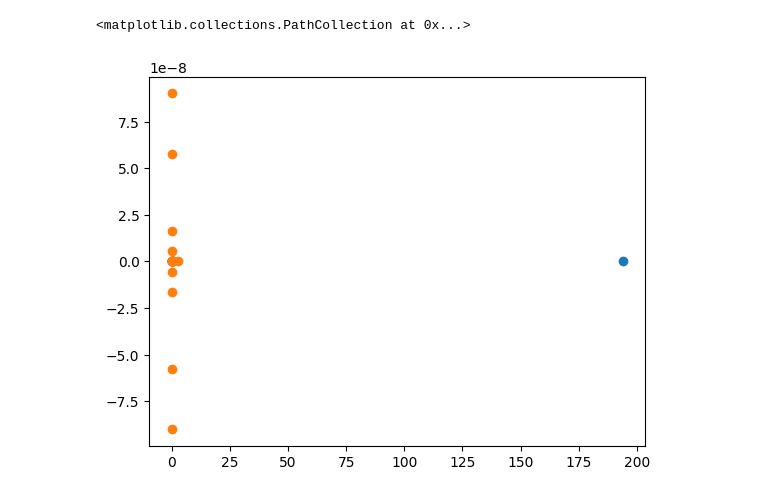
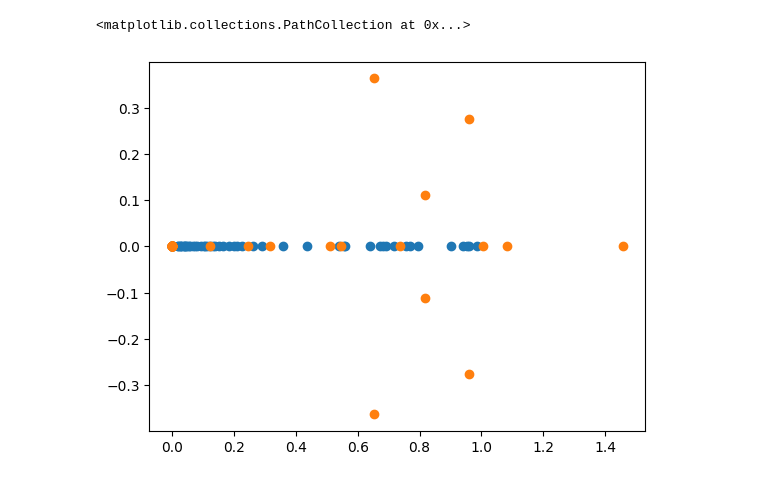
Before and after one commit to pietronvll/encoderops, a Jupyter notebook: scratch.ipynb, the cells around one changed output. Saved outputs shown, nothing was run; the diff lists cells and outputs as text; code cells hidden in the pictures.

```diff
--- a/scratch.ipynb
+++ b/scratch.ipynb
@@ -30,24 +30,22 @@ if prepro_data_path.exists():
 # %%
 from tqdm import tqdm
 from torch_geometric.loader import DataLoader
+
 embeddings = {"t": [], "lag": []}
 model = model.eval()
 
-for k, v in dataset.metadata.items():
-    if torch.is_tensor(v):
-        dataset.metadata[k] = v.to(model.device)
-
 dataloader = DataLoader(
-    dataset, batch_size=64, shuffle=False
+    dataset, batch_size=128, shuffle=False
 )
-
-for graph in tqdm(dataloader):
-    # data
-    graph = graph.to(model.device)
-    x_t = model._setup_graph_data(graph, key="data_list")
-    x_lag = model._setup_graph_data(graph, key="data_list_lag")
-    # forward
-    f_t = model.forward_nn(x_t)
-    f_lag = model.forward_nn(x_lag, lagged=True)
-    embeddings["t"].append((f_t.detach().cpu()))
-    embeddings["lag"].append((f_lag.detach().cpu()))
+with torch.no_grad():
+    for batch in tqdm(dataloader):
+        for k, v in batch.items():
+            batch[k] = v.to(model.device)
+        # data
+        x_t = model._setup_graph_data(batch, key="data_list")
+        x_lag = model._setup_graph_data(batch, key="data_list_lag")
+        # forward
+        f_t = model.forward_nn(x_t)
+        f_lag = model.forward_nn(x_lag)
+        embeddings["t"].append((f_t.detach().cpu()))
+        embeddings["lag"].append((f_lag.detach().cpu()))
@@ -56,5 +52,8 @@ RuntimeError: Expected all tensors to be on the same device, but found at least
+# %%
+phi_t = torch.cat(embeddings["t"])
+phi_lag = torch.cat(embeddings["lag"])
 # %%
-cov_X = lol.stats.covariance(embeddings["t"])
-cov_Y = lol.stats.covariance(embeddings["lag"])
-cov_XY = lol.stats.covariance(embeddings['lag'])
-markov_model = lol.ridge_least_squares(cov_X, tikhonov_reg=1e-3)
+cov_X = lol.stats.covariance(phi_t)
+cov_Y = lol.stats.covariance(phi_lag)
+cov_XY = lol.stats.covariance(phi_lag)
+markov_model = lol.ridge_least_squares(cov_X, tikhonov_reg=1e-2)
@@ -189,10 +123,10 @@ e0 = torch.linalg.eigvals(G_0)
 e1 = torch.linalg.eigvals(G_1)
 # %%
 import matplotlib.pyplot as plt
-
+N = phi_t.shape[0]
 plt.scatter(e0.real, e0.imag)
 plt.scatter(e1.real, e1.imag)
 # %% [output]
 [interactive output not drawn]
 <matplotlib.collections.PathCollection at 0x...>
-[figure, old version]
+[figure, new version]
```
Also changed, not shown: parts of 11 cells of this notebook, 3 other files.
